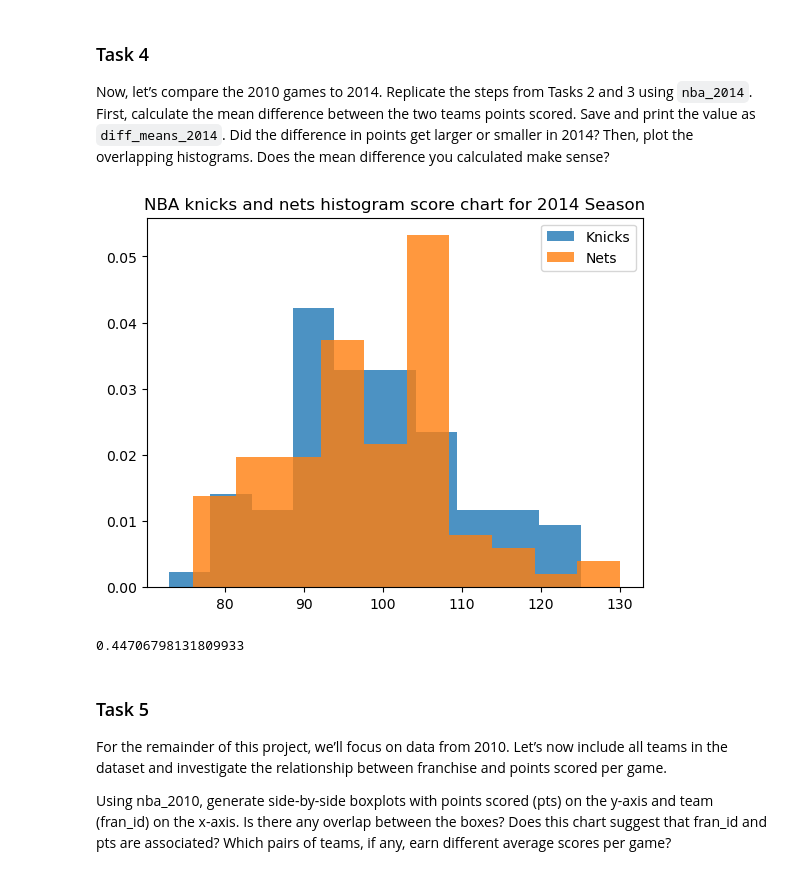
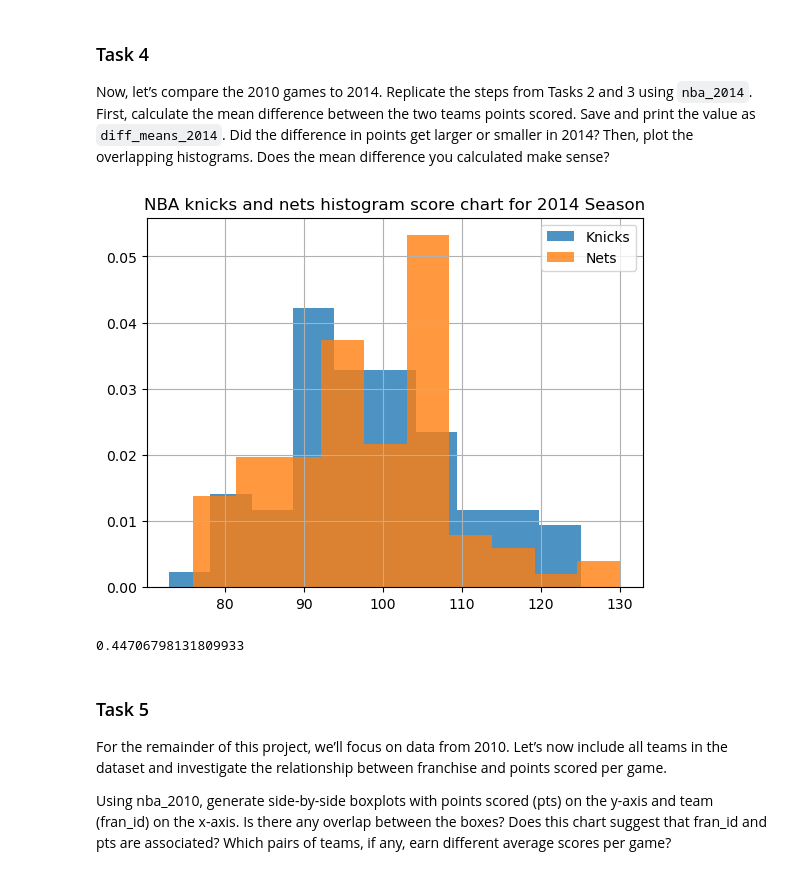
Before and after one commit to Niphemi00/Code-academy-Projects-and-portfolio, a Jupyter notebook: Codecademy_NBA_Trends_Project/Codecademy_NBA_Trends_Project.ipynb, the cells around one changed output. Cells and saved outputs as stored; diff of their text form; code cells hidden in the pictures.

```diff
--- a/Codecademy_NBA_Trends_Project/Codecademy_NBA_Trends_Project.ipynb
+++ b/Codecademy_NBA_Trends_Project/Codecademy_NBA_Trends_Project.ipynb
@@ -133,16 +134,17 @@ Now, let’s compare the 2010 games to 2014. Replicate the steps from Tasks 2 an
 # %%
 knicks_pts_14 = nba_2014[nba_2014.fran_id == 'Knicks'].pts
 nets_pts_14 = nba_2014[nba_2014.fran_id == 'Nets'].pts
 diff_means_2014 = knicks_pts_14.mean() - nets_pts_14.mean()
 
 plt.hist(knicks_pts_14, alpha = .8, density = True, label = 'Knicks')
 plt.hist(nets_pts_14, alpha = .8, density = True, label = 'Nets')
 plt.legend()
 plt.title("NBA knicks and nets histogram score chart for 2014 Season")
+plt.grid(True)
 plt.show()
 diff_means_2014
 # %% [output]
-[figure, old version]
+[figure, new version]
 0.44706798131809933
 # %% [markdown]
 ### Task 5
```
Also changed, not shown: parts of 3 cells of this notebook, 3 other files.
